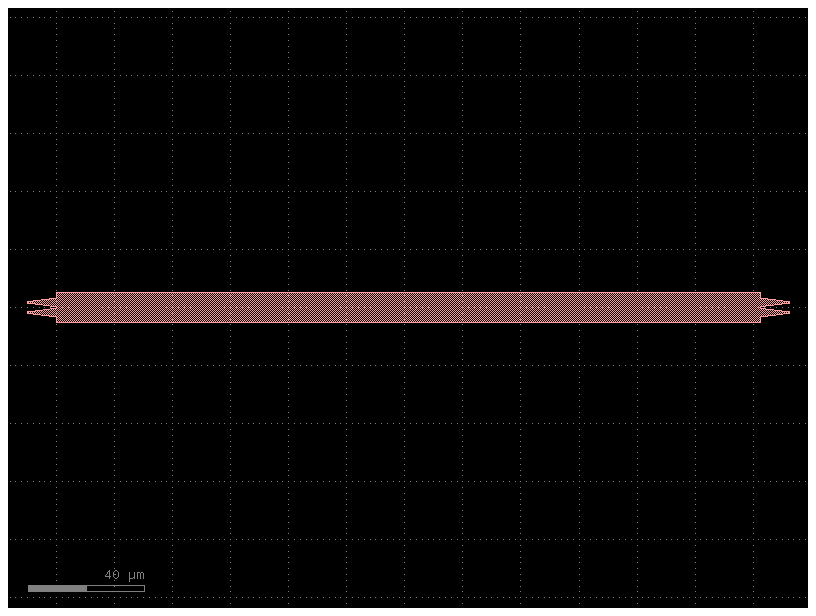
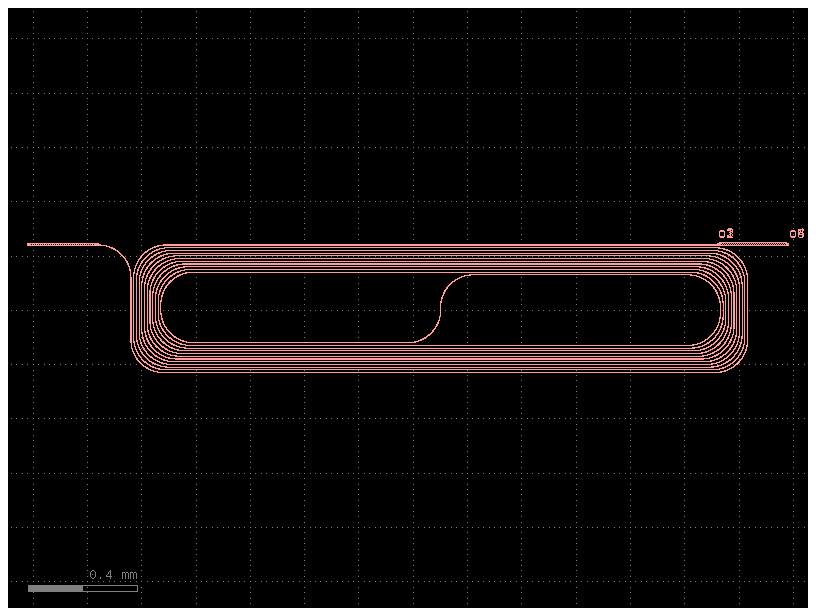
Unified diff of the notebook cell whose output changed from the first chart to the second:
--- before
+++ after
@@ -2,7 +2,9 @@
     c = gf.Component()
     mmi_95 = c << cells.mmi2x2(0.45, 3, 10, length_mmi_2x2, 10, 0.5)
-    #mmi_33 = c << mmi3x3(width= 0.45, width_taper=2.9, length_taper= 10.0, length_mmi = 242.4723, width_mmi= 10, gap_mmi = 0.25)
-    #spiral = c << cells.spiral_upv() #analizar bien que hace la función de camilo 
+    mmi_33 = c << mmi3x3(width= 0.45, width_taper=2.9, length_taper= 10.0, length_mmi = 242.4723, width_mmi= 10, gap_mmi = 0.25)
+    spiral = c << cells.spiral_upv(radius = 120 , N_spr = 10 , d_SPR =10 , dx_SPR= dx_length_spiral, dy_SPR = 10, layer = "strip") #analizar bien que hace la función de camilo 
     
+    mmi_95.dmovex(spiral.ports["o1"].dx - length_mmi_2x2 - 10).dmovey(spiral.ports["o1"].dy + 3/2  + 0.25) #2.9 = taper width, 10 = taper_length , 0,25 = gap/2
+    mmi_33.dmovex(spiral.ports["o2"].dx + 10).dmovey(spiral.ports["o2"].dy + 2.9 + 0.25 ) #10 = length_taper, #2.9 = width_taper, #0.25 = gap
 
     return c 
@@ -11,2 +13,3 @@
 prueba = c << wvl_tracker(242.4723, 242.4723, 56000)
 c.plot()
+c.show()

Commit: layout